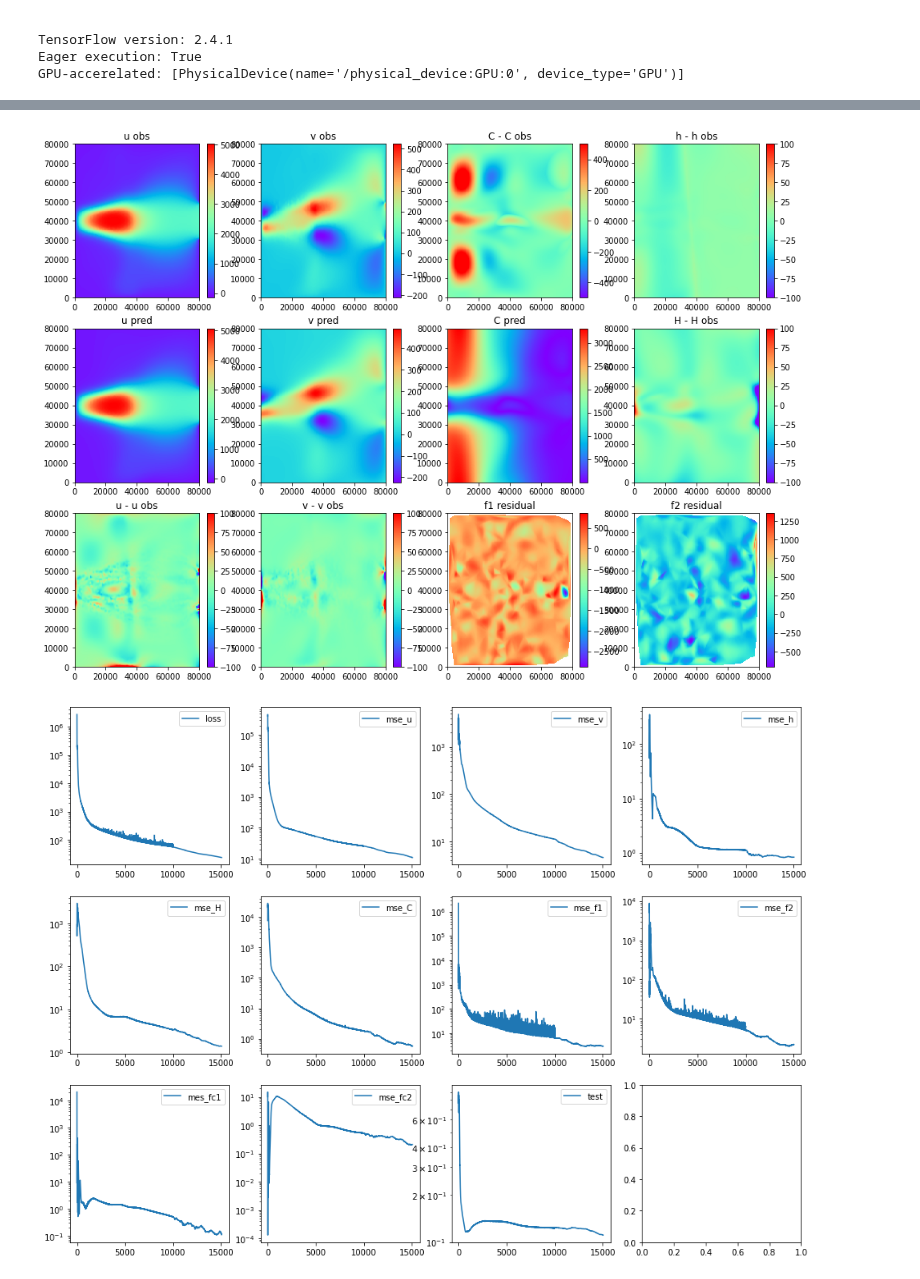
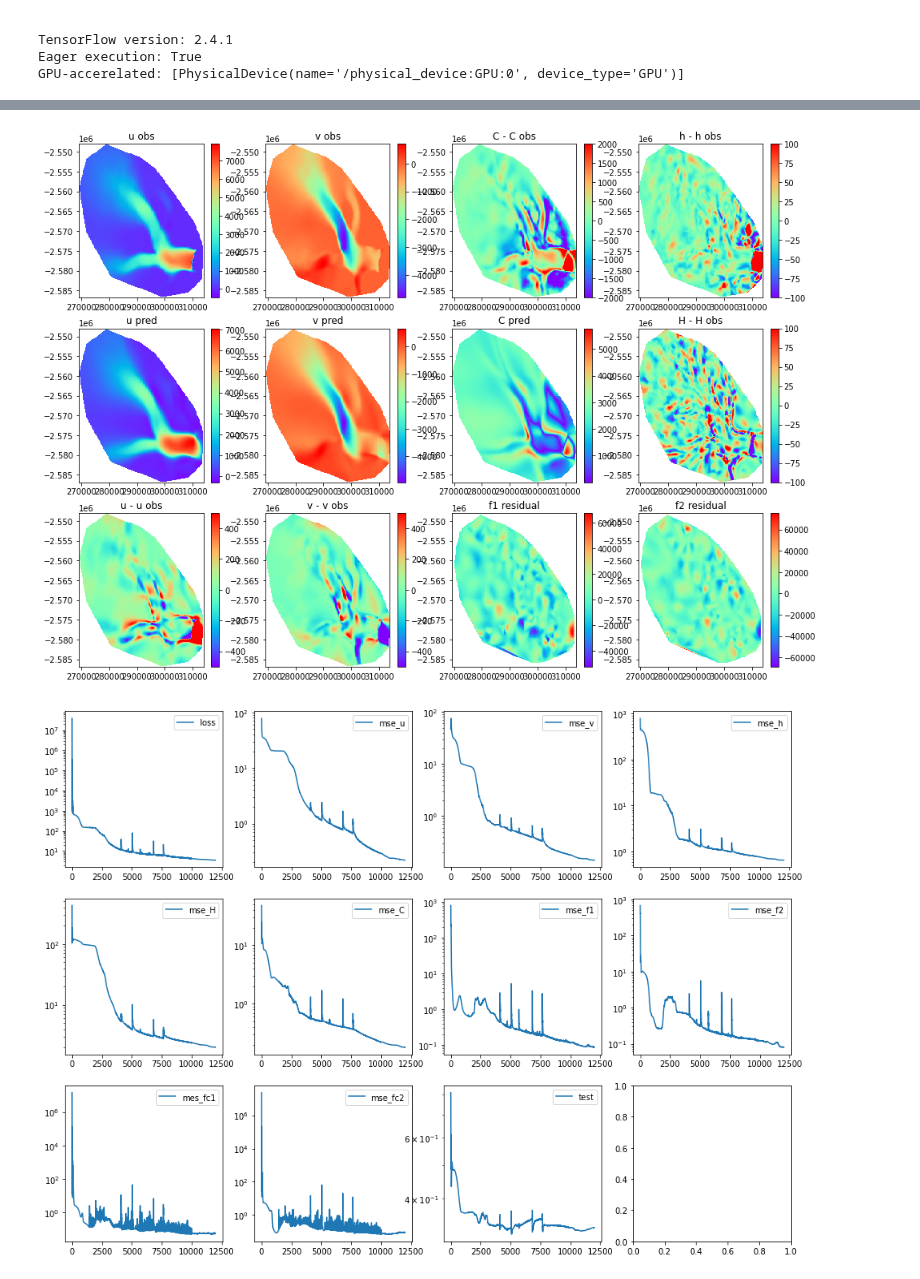
Before and after one commit to enigne/PINNS, a Jupyter notebook: test_C.ipynb, the cells around one changed output, grey strips where cells are left out. Cells and saved outputs as stored; diff of their text form; code cells hidden in the pictures.

Commit message:
save Helheim test

```diff
--- a/test_C.ipynb
+++ b/test_C.ipynb
@@ -45,7 +45,9 @@ repoPath = "./"
 appDataPath = os.path.join(repoPath, "matlab_SSA", "DATA")
 # path = os.path.join(appDataPath, "SSA2D_nocalving.mat")
 # path = os.path.join(appDataPath, "SSA2D_seg_nocalving.mat")
-path = os.path.join(appDataPath, "SSA2D_segCF.mat")
+# path = os.path.join(appDataPath, "SSA2D_segCF.mat")
+path = os.path.join(appDataPath, "Helheim_Weertman_iT080_PINN_fastflow_CF.mat")
+
 modelPath = "./Models/test"
 reloadModel = False # reload from previous training
 #}}}
@@ -60,9 +62,8 @@ pinn = SSANN_calvingfront_invertC(hp, logger, X_f,
         X_cf, n_cf,
         xub, xlb, uub, ulb,
         modelPath, reloadModel,
-        mu=1.1060e8,
-        loss_weights=[1e-1, 1e-2, 1e-2, 1e-4, 1e-14])
-
+        mu=1.2680e8,
+        loss_weights=[1e-5, 1e-3, 1e-5, 1e-9, 1e-12])
 X_u = pinn.tensor(X_star)
 u = pinn.tensor(u_star)
 # error function for logger
@@ -114,15 +115,15 @@ Training finished (epoch 150000): duration = 19:56  error = 1.1095e-01
 # %%
 # plot
 vranges = {}
-vranges['u - u obs']=[-100, 100]
-vranges['v - v obs']=[-100, 100]
+vranges['u - u obs']=[-500, 500]
+vranges['v - v obs']=[-500, 500]
 vranges['h - h obs']=[-100, 100]
 vranges['H - H obs']=[-100, 100]
-vranges['C - C obs']=[-500, 500]
+vranges['C - C obs']=[-2000, 2000]
 plot_Helheim_all(pinn, X_f, X_star, u_star, xlb, xub, vranges)
 
 # history
 plot_log_history(pinn)
 # %% [output]
-[figure, old version]
+[figure, new version]
-[figure, old version]
+[figure, new version]
```
Also changed, not shown: parts of 1 cell of this notebook, 1 other file.
